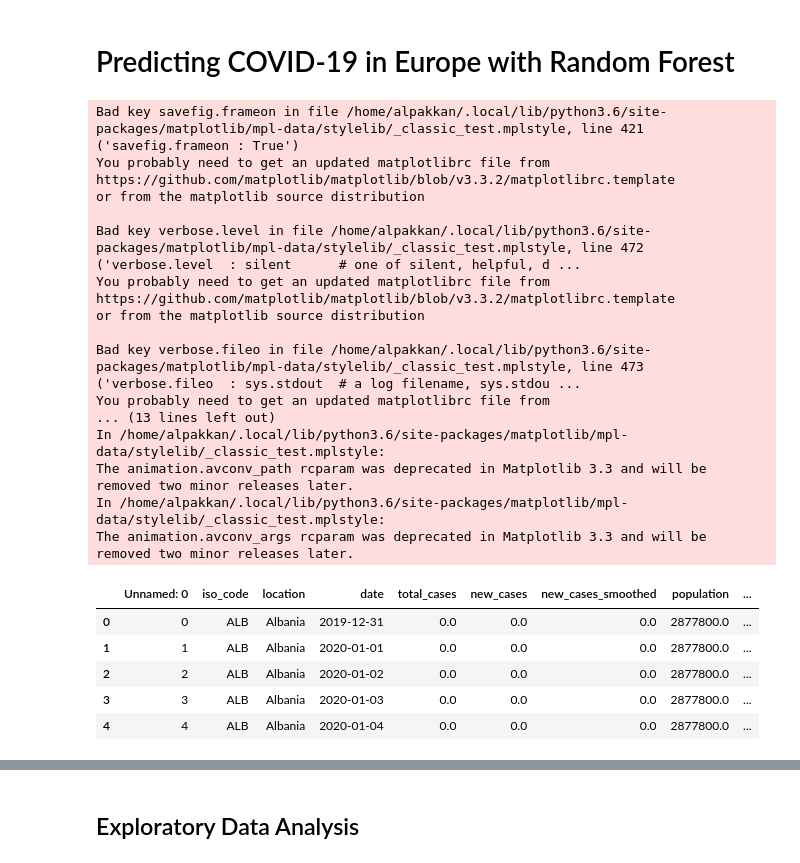
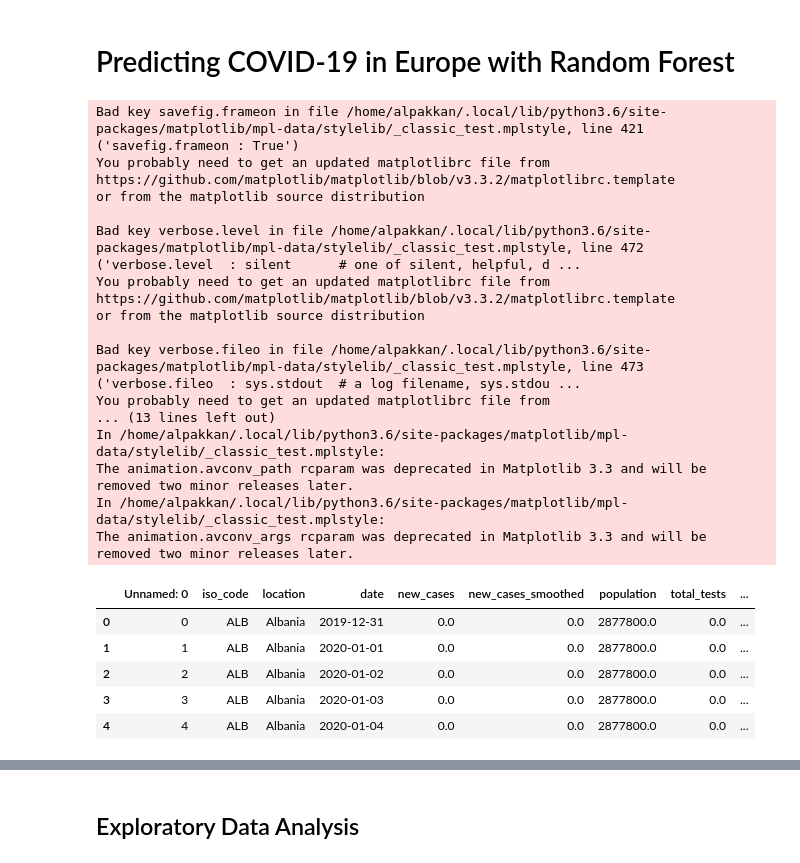
Before and after one commit to ostormer/covid_ml, a Jupyter notebook: Random Forest.ipynb, the cells around one changed output, grey strips where cells are left out. Saved outputs shown, nothing was run; the diff lists cells and outputs as text; code cells hidden in the pictures.

```diff
--- a/Random Forest.ipynb
+++ b/Random Forest.ipynb
@@ -12,38 +12,38 @@ from matplotlib.dates import date2num
 from sklearn.model_selection import train_test_split
 from sklearn.ensemble import RandomForestRegressor
 from sklearn.linear_model import LinearRegression
 from sklearn.preprocessing import PolynomialFeatures
 from sklearn.metrics import mean_absolute_error
 import json
 plt.close("all")
 
-euroData = pd.read_csv("data/euro_countries_padded.csv")
+euroData = pd.read_csv("data/euro_countries_filled.csv")
 with open("data/iso_country_codes.json", "r") as read_file:
     countryCodes = json.load(read_file)
 
 euroData.head(5)
 # %% [output]
 Bad key savefig.frameon in file /home/alpakkan/.local/lib/python3.6/site-packages/matplotlib/mpl-data/stylelib/_classic_test.mplstyle, line 421 ('savefig.frameon : True')
 You probably need to get an updated matplotlibrc file from
 https://github.com/matplotlib/matplotlib/blob/v3.3.2/matplotlibrc.template
 or from the matplotlib source distribution
 
 Bad key verbose.level in file /home/alpakkan/.local/lib/python3.6/site-packages/matplotlib/mpl-data/stylelib/_classic_test.mplstyle, line 472 ('verbose.level  : silent      # one of silent, helpful, d ...
 You probably need to get an updated matplotlibrc file from
 https://github.com/matplotlib/matplotlib/blob/v3.3.2/matplotlibrc.template
 or from the matplotlib source distribution
 
 Bad key verbose.fileo in file /home/alpakkan/.local/lib/python3.6/site-packages/matplotlib/mpl-data/stylelib/_classic_test.mplstyle, line 473 ('verbose.fileo  : sys.stdout  # a log filename, sys.stdou ...
 You probably need to get an updated matplotlibrc file from
 ... (13 lines left out)
 In /home/alpakkan/.local/lib/python3.6/site-packages/matplotlib/mpl-data/stylelib/_classic_test.mplstyle:
 The animation.avconv_path rcparam was deprecated in Matplotlib 3.3 and will be removed two minor releases later.
 In /home/alpakkan/.local/lib/python3.6/site-packages/matplotlib/mpl-data/stylelib/_classic_test.mplstyle:
 The animation.avconv_args rcparam was deprecated in Matplotlib 3.3 and will be removed two minor releases later.
-|  | Unnamed: 0 | iso_code | location | date | total_cases | new_cases | new_cases_smoothed | population | ... |
-| 0 | 0 | ALB | Albania | 2019-12-31 | 0.0 | 0.0 | 0.0 | 2877800.0 | ... |
-| 1 | 1 | ALB | Albania | 2020-01-01 | 0.0 | 0.0 | 0.0 | 2877800.0 | ... |
-| 2 | 2 | ALB | Albania | 2020-01-02 | 0.0 | 0.0 | 0.0 | 2877800.0 | ... |
-| 3 | 3 | ALB | Albania | 2020-01-03 | 0.0 | 0.0 | 0.0 | 2877800.0 | ... |
-| 4 | 4 | ALB | Albania | 2020-01-04 | 0.0 | 0.0 | 0.0 | 2877800.0 | ... |
+|  | Unnamed: 0 | iso_code | location | date | new_cases | new_cases_smoothed | population | total_tests | ... |
+| 0 | 0 | ALB | Albania | 2019-12-31 | 0.0 | 0.0 | 2877800.0 | 0.0 | ... |
+| 1 | 1 | ALB | Albania | 2020-01-01 | 0.0 | 0.0 | 2877800.0 | 0.0 | ... |
+| 2 | 2 | ALB | Albania | 2020-01-02 | 0.0 | 0.0 | 2877800.0 | 0.0 | ... |
+| 3 | 3 | ALB | Albania | 2020-01-03 | 0.0 | 0.0 | 2877800.0 | 0.0 | ... |
+| 4 | 4 | ALB | Albania | 2020-01-04 | 0.0 | 0.0 | 2877800.0 | 0.0 | ... |
 # %%
```
Also changed, not shown: parts of 7 cells of this notebook, 1 other file.
